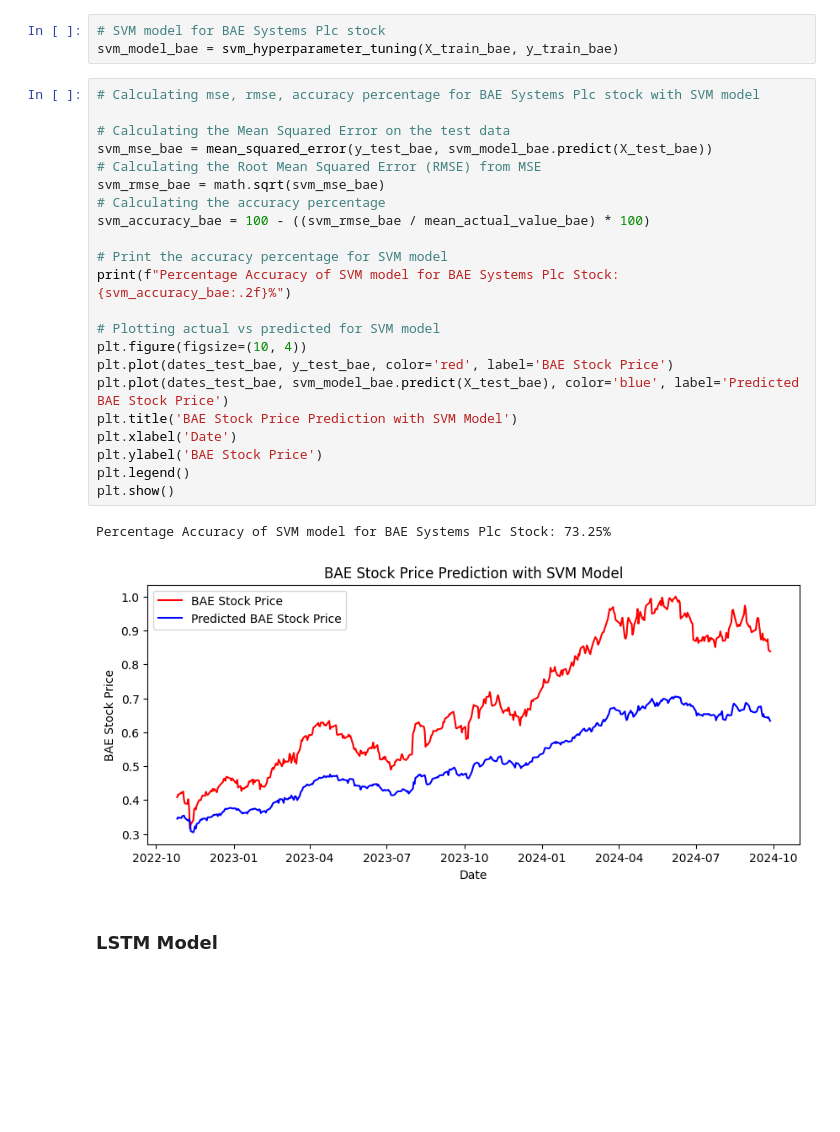
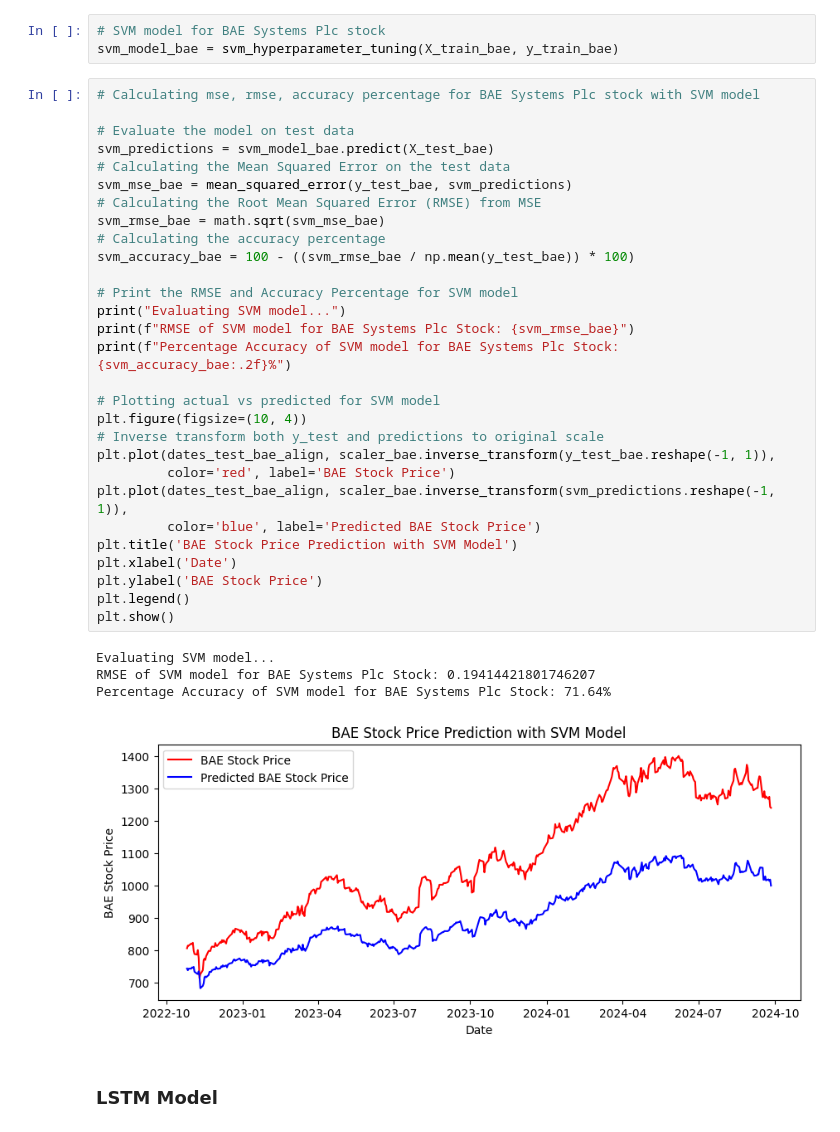
Before and after one commit to Bhavana-Kolli/22035573_Final-Project_Stock-Market, a Jupyter notebook: 22035573_Data_Science_Project.ipynb, the cells around one changed output. Drawn from its saved outputs; the diff is of its cells as text; blank space fills up the shorter version.

```diff
--- a/22035573_Data_Science_Project.ipynb
+++ b/22035573_Data_Science_Project.ipynb
@@ -510,27 +517,36 @@ svm_model_bae = svm_hyperparameter_tuning(X_train_bae, y_train_bae)
 # %%
 # Calculating mse, rmse, accuracy percentage for BAE Systems Plc stock with SVM model
 
+# Evaluate the model on test data
+svm_predictions = svm_model_bae.predict(X_test_bae)
 # Calculating the Mean Squared Error on the test data
-svm_mse_bae = mean_squared_error(y_test_bae, svm_model_bae.predict(X_test_bae))
+svm_mse_bae = mean_squared_error(y_test_bae, svm_predictions)
 # Calculating the Root Mean Squared Error (RMSE) from MSE
 svm_rmse_bae = math.sqrt(svm_mse_bae)
 # Calculating the accuracy percentage
-svm_accuracy_bae = 100 - ((svm_rmse_bae / mean_actual_value_bae) * 100)
+svm_accuracy_bae = 100 - ((svm_rmse_bae / np.mean(y_test_bae)) * 100)
 
-# Print the accuracy percentage for SVM model
+# Print the RMSE and Accuracy Percentage for SVM model
+print("Evaluating SVM model...")
+print(f"RMSE of SVM model for BAE Systems Plc Stock: {svm_rmse_bae}")
 print(f"Percentage Accuracy of SVM model for BAE Systems Plc Stock: {svm_accuracy_bae:.2f}%")
 
 # Plotting actual vs predicted for SVM model
 plt.figure(figsize=(10, 4))
-plt.plot(dates_test_bae, y_test_bae, color='red', label='BAE Stock Price')
-plt.plot(dates_test_bae, svm_model_bae.predict(X_test_bae), color='blue', label='Predicted BAE Stock Price')
+# Inverse transform both y_test and predictions to original scale
+plt.plot(dates_test_bae_align, scaler_bae.inverse_transform(y_test_bae.reshape(-1, 1)),
+         color='red', label='BAE Stock Price')
+plt.plot(dates_test_bae_align, scaler_bae.inverse_transform(svm_predictions.reshape(-1, 1)),
+         color='blue', label='Predicted BAE Stock Price')
 plt.title('BAE Stock Price Prediction with SVM Model')
 plt.xlabel('Date')
 plt.ylabel('BAE Stock Price')
 plt.legend()
 plt.show()
 # %% [output]
-Percentage Accuracy of SVM model for BAE Systems Plc Stock: 73.25%
+Evaluating SVM model...
+RMSE of SVM model for BAE Systems Plc Stock: 0.19414421801746207
+Percentage Accuracy of SVM model for BAE Systems Plc Stock: 71.64%
-[figure, old version]
+[figure, new version]
 # %% [markdown]
 ### **LSTM Model**
```
Also changed, not shown: parts of 17 cells of this notebook.
